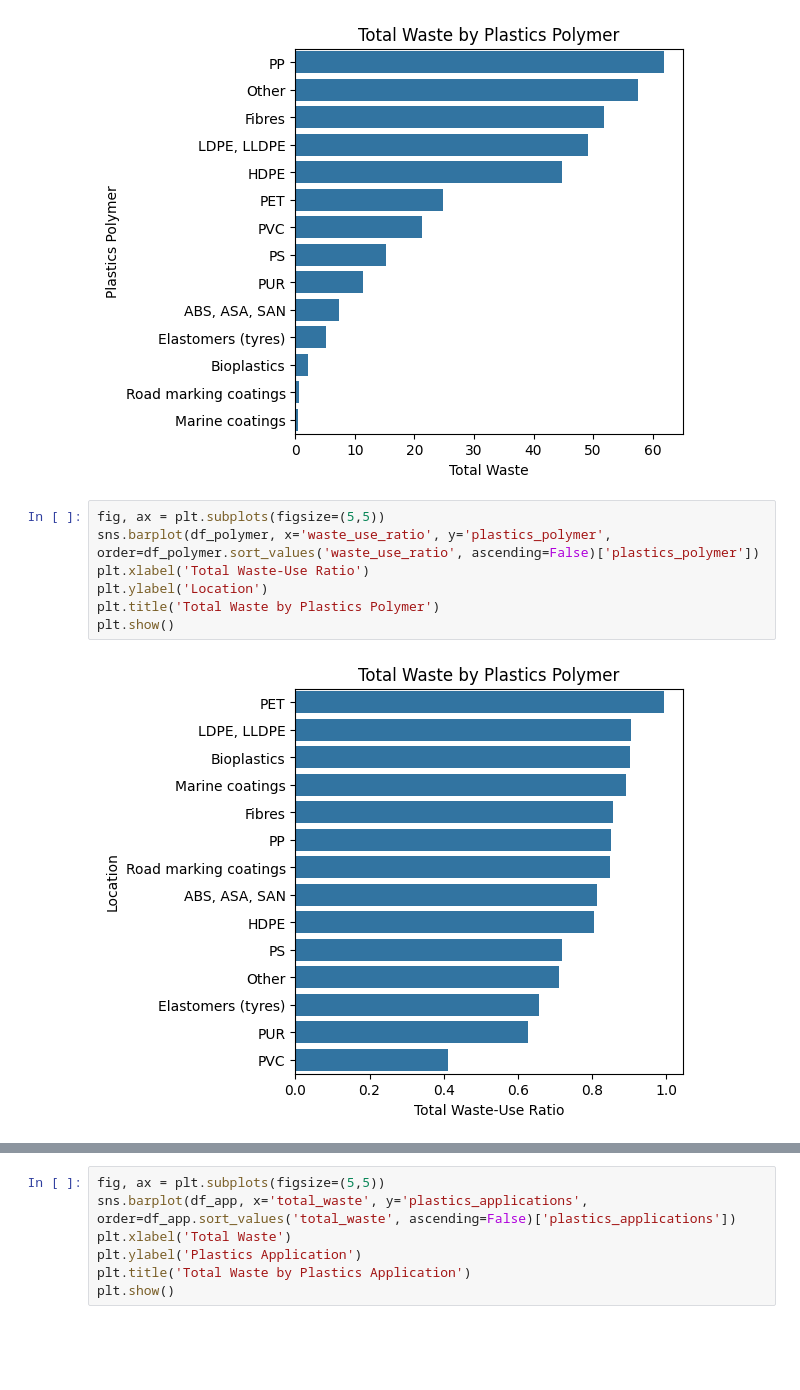
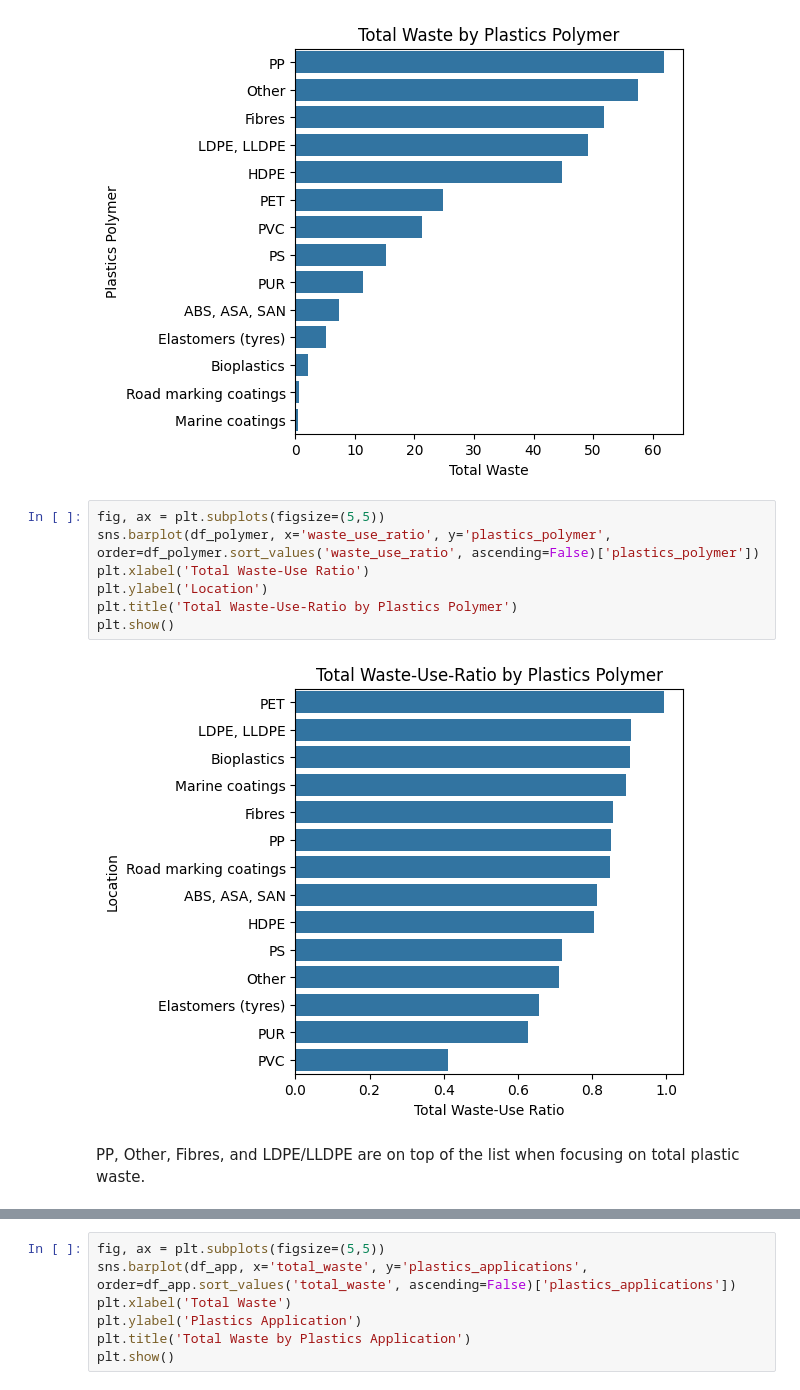
Before and after one commit to alinajohanna/mid_project_plastic, a Jupyter notebook: notebooks/eda_plastic_pollution_2019.ipynb, the cells around one changed output, grey strips where cells are left out. Saved outputs shown, nothing was run; the diff lists cells and outputs as text; blank space fills up the shorter version.

```diff
--- a/notebooks/eda_plastic_pollution_2019.ipynb
+++ b/notebooks/eda_plastic_pollution_2019.ipynb
@@ -116,10 +123,12 @@ plt.show()
 # %%
 fig, ax = plt.subplots(figsize=(5,5))
 sns.barplot(df_polymer, x='waste_use_ratio', y='plastics_polymer', order=df_polymer.sort_values('waste_use_ratio', ascending=False)['plastics_polymer'])
 plt.xlabel('Total Waste-Use Ratio')
 plt.ylabel('Location')
-plt.title('Total Waste by Plastics Polymer')
+plt.title('Total Waste-Use-Ratio by Plastics Polymer')
 plt.show()
 # %% [output]
-[figure, old version]
+[figure, new version]
+# %% [markdown]
+PP, Other, Fibres, and LDPE/LLDPE are on top of the list when focusing on total plastic waste.
 # %% [markdown]
```
Also changed, not shown: parts of 10 cells of this notebook, 3 other files.
